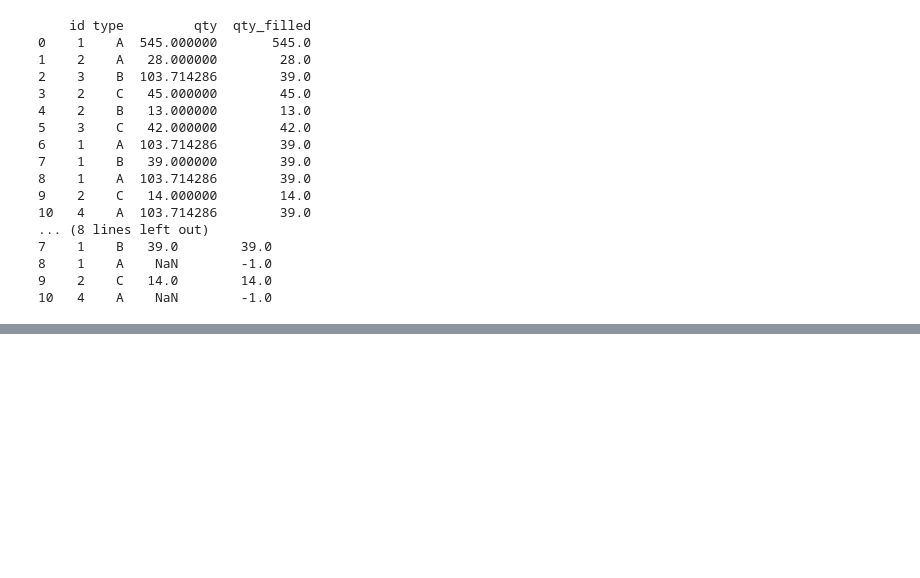
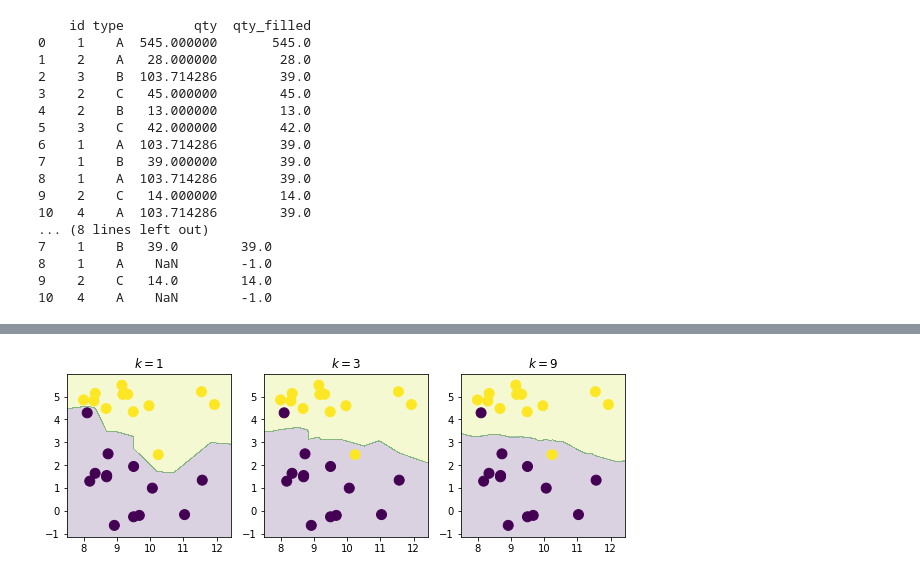
Before and after one commit to limweipin/mlpy_nov2021, a Jupyter notebook: day_1.ipynb, the cells around one changed output, grey strips where cells are left out. Cells and saved outputs as stored; diff of their text form; code cells hidden in the pictures; blank space fills up the shorter version.

```diff
--- a/day_1.ipynb
+++ b/day_1.ipynb
@@ -342,0 +428,37 @@ zope.interface                     5.3.0
+# %%
+# %load ml02_plot_kNN_boundary.py
+import numpy as np
+import matplotlib.pyplot as pl
+from sklearn.neighbors import KNeighborsClassifier
+
+
+def plot_boundary(classifier, X, ax):
+    x_min, x_max = X[:,0].min() - 0.5, X[:,0].max() + 0.5
+    y_min, y_max = X[:,1].min() - 0.5, X[:,1].max() + 0.5
+    xx           = np.linspace(x_min, x_max, 1000)
+    yy           = np.linspace(y_min, y_max, 1000)
+
+    X1, X2 = np.meshgrid(xx, yy)
+    X_grid = np.c_[X1.ravel(), X2.ravel()]
+    C_grid = classifier.predict(X_grid)
+    C_grid = C_grid.reshape(X1.shape)
+    ax.contourf(X1, X2,C_grid, alpha=0.2)
+    ax.set_xlim(x_min, x_max)
+    ax.set_ylim(y_min, y_max)
+
+    ax.scatter(X[:,0], X[:,1], c=y,s=100, cmap=pl.get_cmap('viridis'))
+
+
+import data.gen_data as gd
+X,y = gd.make_binary()
+
+fig, axes = pl.subplots(1,3, figsize=(10,3))
+for k, ax in zip( [1,3,9], axes):
+    classifier = KNeighborsClassifier(n_neighbors = k).fit(X,y)
+    plot_boundary(classifier, X, ax=ax)
+    ax.set_title(r'$k = %d$'%k)
+
+pl.savefig('fig/02_binary_data_kNN_boundary.png')
+pl.show()
+# %% [output]
+[figure, added]
```
Also changed, not shown: parts of 6 cells of this notebook.
